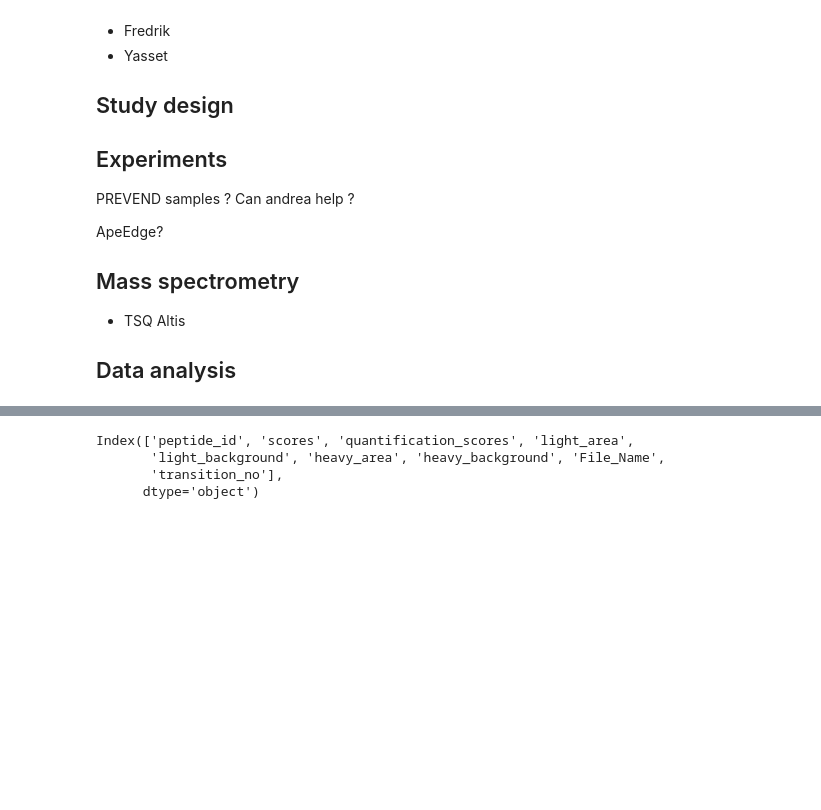
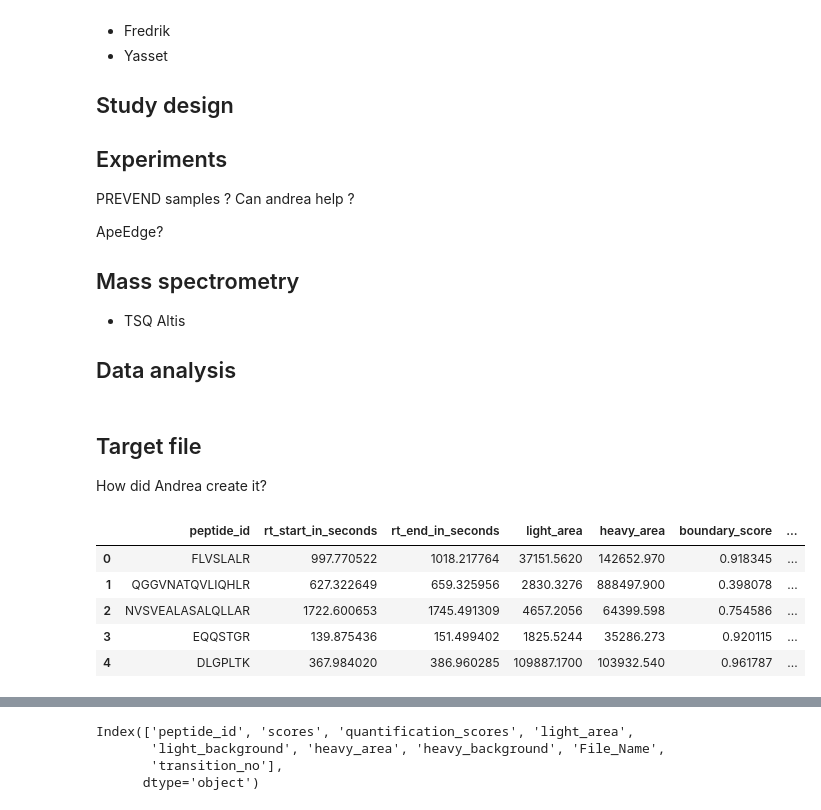
Before and after one commit to thanadol-git/deep-mrm-KTH, a Jupyter notebook: all_spread.ipynb, the cells around one changed output, grey strips where cells are left out. Drawn from its saved outputs; the diff is of its cells as text; code cells hidden in the pictures; blank space fills up the shorter version.

```diff
--- a/all_spread.ipynb
+++ b/all_spread.ipynb
@@ -18,4 +18,27 @@ ApeEdge?
 - TSQ Altis
 
 ## Data analysis
+# %%
+import pandas as pd
+
+# Read all.csv file
+all_df = pd.read_csv('/home/thanadol/Documents/GitHub/deep-mrm-KTH/KTH_SRM/test/all.csv')
+
+# Read top1 file
+top1_df = pd.read_csv('/home/thanadol/Documents/GitHub/deep-mrm-KTH/KTH_SRM/test/top1.csv')
+# %% [markdown]
+## Target file
+
+How did Andrea create it?
+# %%
+## Top1 file from DeepMRM
+
+top1_df.head()
+# %% [output]
+|  | peptide_id | rt_start_in_seconds | rt_end_in_seconds | light_area | heavy_area | boundary_score | ... |
+| 0 | FLVSLALR | 997.770522 | 1018.217764 | 37151.5620 | 142652.970 | 0.918345 | ... |
+| 1 | QGGVNATQVLIQHLR | 627.322649 | 659.325956 | 2830.3276 | 888497.900 | 0.398078 | ... |
+| 2 | NVSVEALASALQLLAR | 1722.600653 | 1745.491309 | 4657.2056 | 64399.598 | 0.754586 | ... |
+| 3 | EQQSTGR | 139.875436 | 151.499402 | 1825.5244 | 35286.273 | 0.920115 | ... |
+| 4 | DLGPLTK | 367.984020 | 386.960285 | 109887.1700 | 103932.540 | 0.961787 | ... |
 # %%
```
Also changed, not shown: parts of 1 cell of this notebook.
